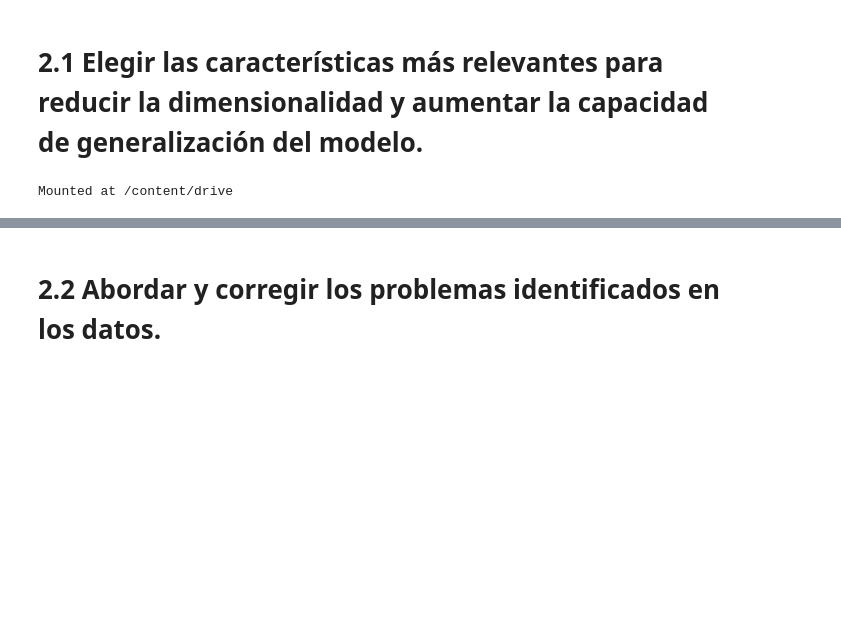
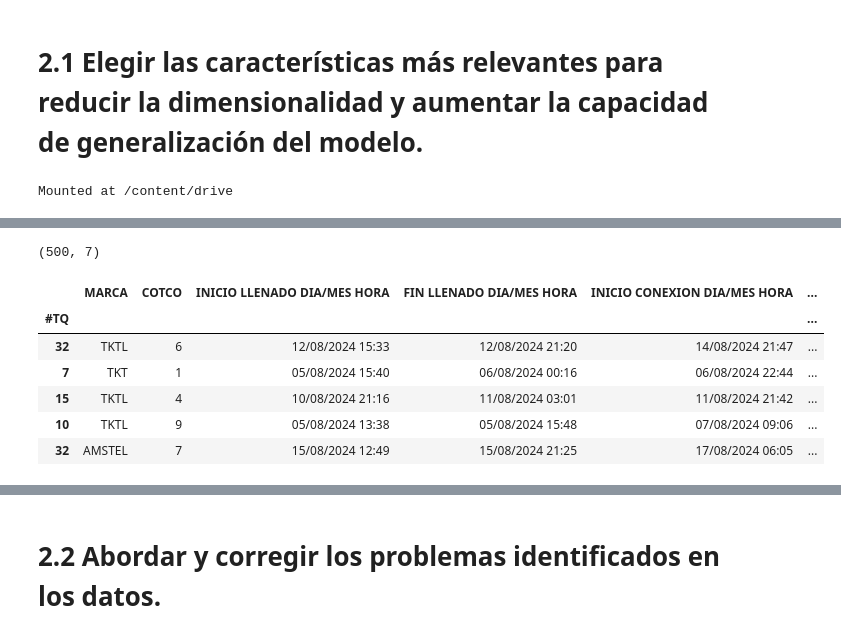
Before and after one commit to A01793469/CO2MassBalance_Equipo6, a Jupyter notebook: Avance1_Equipo6.ipynb, the cells around one changed output, grey strips where cells are left out. Drawn from its saved outputs; the diff is of its cells as text; code cells hidden in the pictures; blank space fills up the shorter version.

```diff
--- a/Avance1_Equipo6.ipynb
+++ b/Avance1_Equipo6.ipynb
@@ -93,0 +71,18 @@ target_df.head()
+# %%
+# Leemos el dataset de los registros de los tanques, con las fechas e informaación.
+
+registers_name = 'tanks_registers_mock.csv'
+registers_path = os.path.join(data_folder, registers_name)
+
+registers_df = pd.read_csv(registers_path, index_col='#TQ')
+
+registers_df.head()
+# %% [output]
+(500, 7)
+|  | MARCA | COTCO | INICIO LLENADO DIA/MES HORA | FIN LLENADO DIA/MES HORA | INICIO CONEXION DIA/MES HORA | ... |
+| #TQ |  |  |  |  |  | ... |
+| 32 | TKTL | 6 | 12/08/2024 15:33 | 12/08/2024 21:20 | 14/08/2024 21:47 | ... |
+| 7 | TKT | 1 | 05/08/2024 15:40 | 06/08/2024 00:16 | 06/08/2024 22:44 | ... |
+| 15 | TKTL | 4 | 10/08/2024 21:16 | 11/08/2024 03:01 | 11/08/2024 21:42 | ... |
+| 10 | TKTL | 9 | 05/08/2024 13:38 | 05/08/2024 15:48 | 07/08/2024 09:06 | ... |
+| 32 | AMSTEL | 7 | 15/08/2024 12:49 | 15/08/2024 21:25 | 17/08/2024 06:05 | ... |
```
Also changed, not shown: parts of 34 cells of this notebook, 4 other files.
